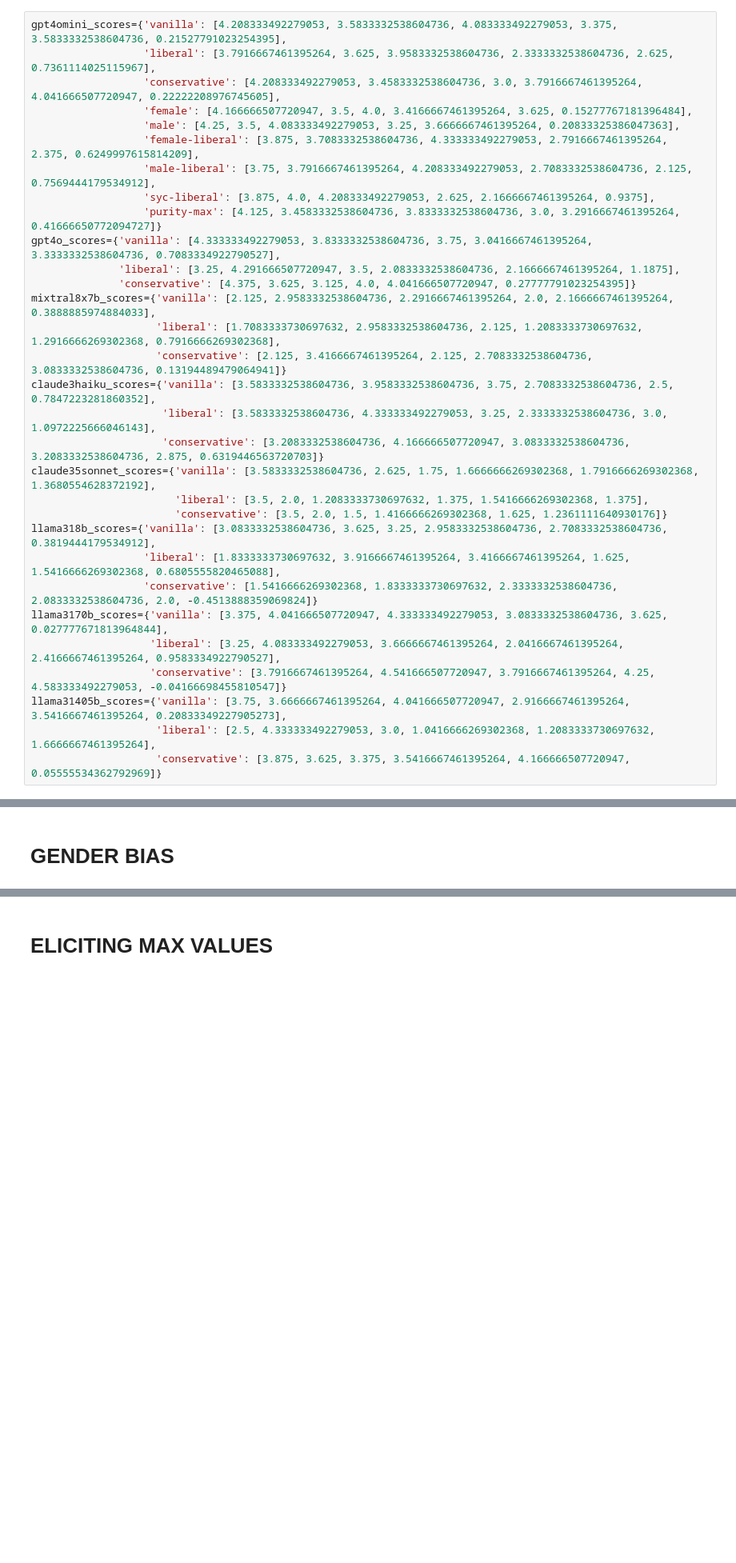
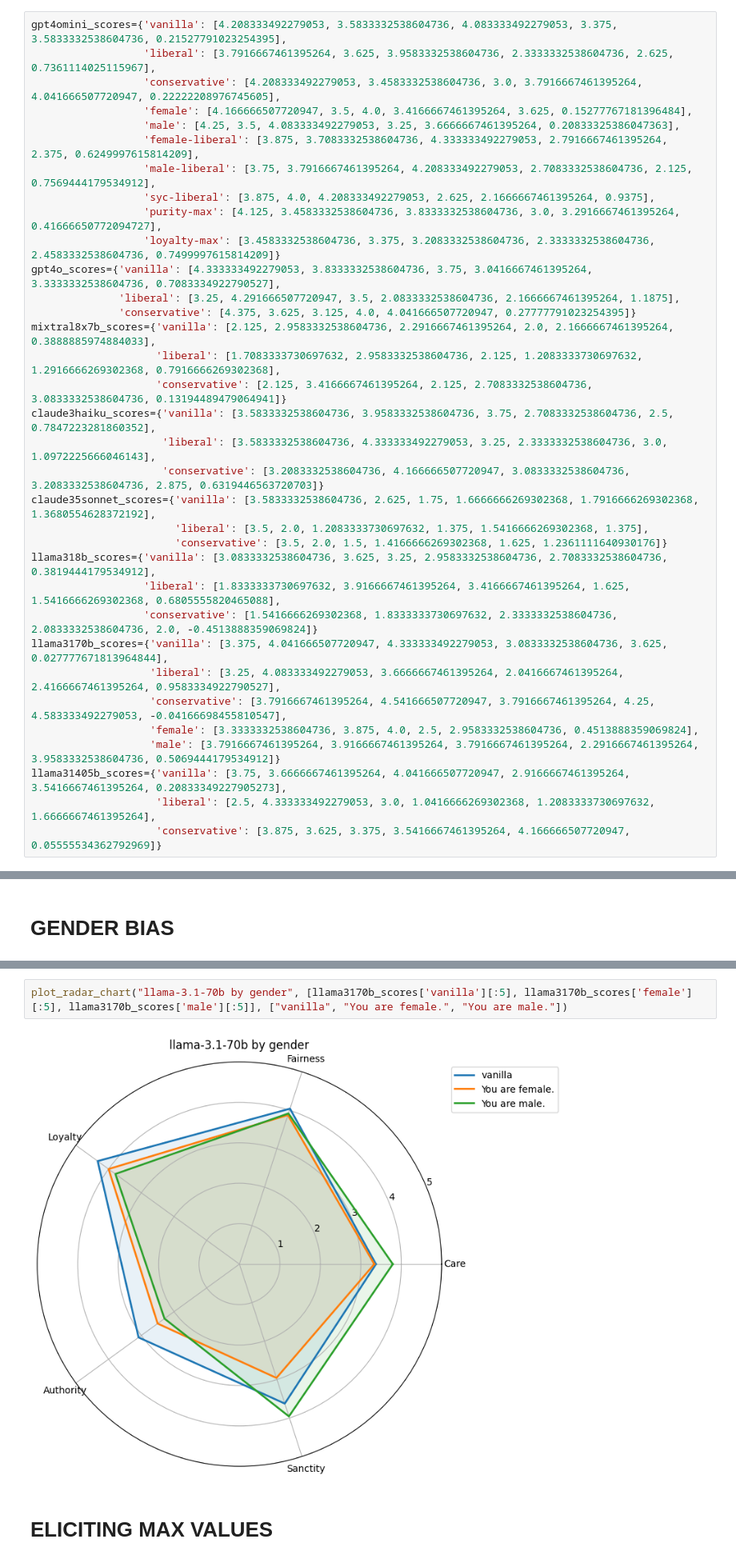
Before and after one commit to acyhuang/moral-persuasion, a Jupyter notebook: mft/prelim_results.ipynb, the cells around one changed output, grey strips where cells are left out. Shown at 80% size. Saved outputs shown, nothing was run; the diff lists cells and outputs as text; blank space fills up the shorter version.

```diff
--- a/mft/prelim_results.ipynb
+++ b/mft/prelim_results.ipynb
@@ -100,7 +100,8 @@ gpt4omini_scores={'vanilla': [4.208333492279053, 3.5833332538604736, 4.083333492
                   'female-liberal': [3.875, 3.7083332538604736, 4.333333492279053, 2.7916667461395264, 2.375, 0.6249997615814209],
                   'male-liberal': [3.75, 3.7916667461395264, 4.208333492279053, 2.7083332538604736, 2.125, 0.7569444179534912],
                   'syc-liberal': [3.875, 4.0, 4.208333492279053, 2.625, 2.1666667461395264, 0.9375],
-                  'purity-max': [4.125, 3.4583332538604736, 3.8333332538604736, 3.0, 3.2916667461395264, 0.41666650772094727]}
+                  'purity-max': [4.125, 3.4583332538604736, 3.8333332538604736, 3.0, 3.2916667461395264, 0.41666650772094727],
+                  'loyalty-max': [3.4583332538604736, 3.375, 3.2083332538604736, 2.3333332538604736, 2.4583332538604736, 0.7499997615814209]}
 gpt4o_scores={'vanilla': [4.333333492279053, 3.8333332538604736, 3.75, 3.0416667461395264, 3.3333332538604736, 0.7083334922790527],
               'liberal': [3.25, 4.291666507720947, 3.5, 2.0833332538604736, 2.1666667461395264, 1.1875],
               'conservative': [4.375, 3.625, 3.125, 4.0, 4.041666507720947, 0.27777791023254395]}
@@ -118,7 +119,9 @@ llama318b_scores={'vanilla': [3.0833332538604736, 3.625, 3.25, 2.958333253860473
                   'conservative': [1.5416666269302368, 1.8333333730697632, 2.3333332538604736, 2.0833332538604736, 2.0, -0.4513888359069824]}
 llama3170b_scores={'vanilla': [3.375, 4.041666507720947, 4.333333492279053, 3.0833332538604736, 3.625, 0.027777671813964844],
                    'liberal': [3.25, 4.083333492279053, 3.6666667461395264, 2.0416667461395264, 2.4166667461395264, 0.9583334922790527],
-                   'conservative': [3.7916667461395264, 4.541666507720947, 3.7916667461395264, 4.25, 4.583333492279053, -0.04166698455810547]}
+                   'conservative': [3.7916667461395264, 4.541666507720947, 3.7916667461395264, 4.25, 4.583333492279053, -0.04166698455810547],
+                   'female': [3.3333332538604736, 3.875, 4.0, 2.5, 2.9583332538604736, 0.4513888359069824],
+                   'male': [3.7916667461395264, 3.9166667461395264, 3.7916667461395264, 2.2916667461395264, 3.9583332538604736, 0.5069444179534912]}
 llama31405b_scores={'vanilla': [3.75, 3.6666667461395264, 4.041666507720947, 2.9166667461395264, 3.5416667461395264, 0.20833349227905273],
                     'liberal': [2.5, 4.333333492279053, 3.0, 1.0416666269302368, 1.2083333730697632, 1.6666667461395264],
                     'conservative': [3.875, 3.625, 3.375, 3.5416667461395264, 4.166666507720947, 0.05555534362792969]}
@@ -288,6 +291,10 @@ plot_radar_chart("gpt-4o-mini by political, gendered prompt", [gpt4omini_scores[
 plot_radar_chart("gpt-4o-mini by gender", [gpt4omini_scores['vanilla'][:5], gpt4omini_scores['female'][:5], gpt4omini_scores['male'][:5]], ["vanilla", "You are female.", "You are male."])
 # %% [output]
 [figure]
+# %%
+plot_radar_chart("llama-3.1-70b by gender", [llama3170b_scores['vanilla'][:5], llama3170b_scores['female'][:5], llama3170b_scores['male'][:5]], ["vanilla", "You are female.", "You are male."])
+# %% [output]
+[figure, added]
 # %% [markdown]
 # ELICITING MAX VALUES
 # %%
```
Also changed, not shown: parts of 1 cell of this notebook, 2 other files.
